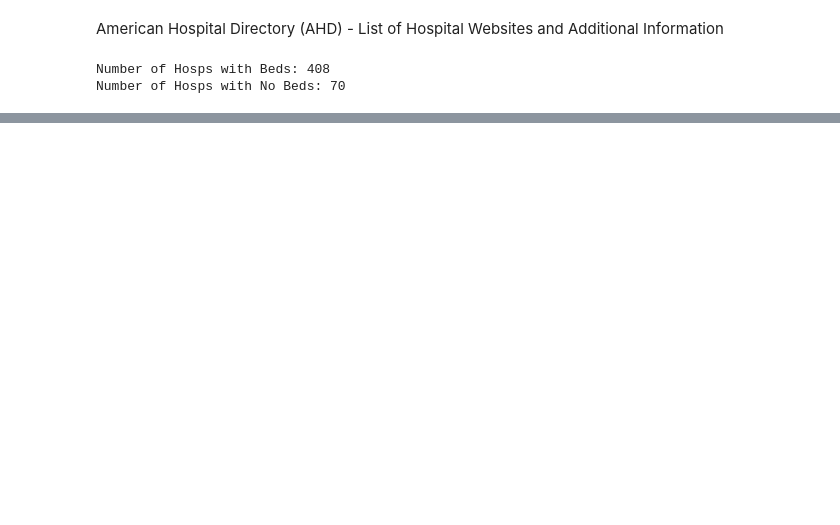
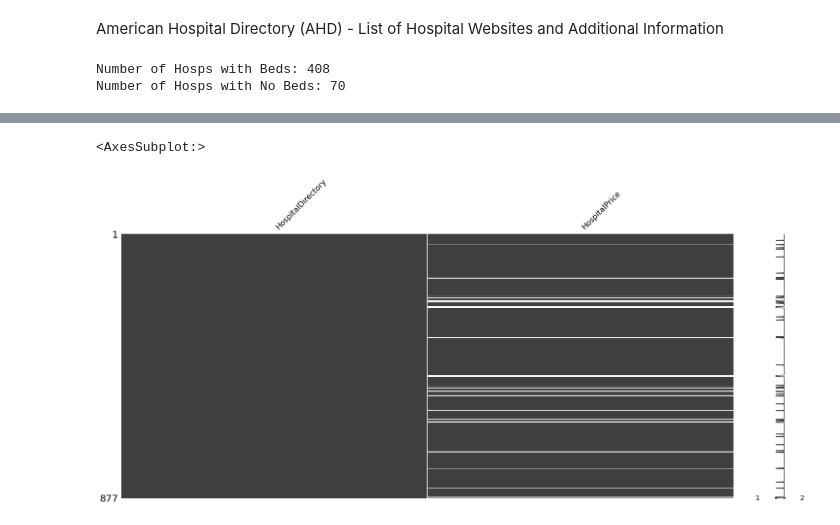
Before and after one commit to ryanripper/project_ppol564_fall2021, a Jupyter notebook: data/Data_Collection.ipynb, the cells around one changed output, grey strips where cells are left out. Cells and saved outputs as stored; diff of their text form; code cells hidden in the pictures; blank space fills up the shorter version.

Commit message:
Added additional support to parse OSHPD pricing data for hospitals in CA and pushed the results to a CSV for later use.

```diff
--- a/data/Data_Collection.ipynb
+++ b/data/Data_Collection.ipynb
@@ -186,0 +279,17 @@ Number of Hosps with No Beds: 70
+# %%
+# Remove spaces in column names.
+oshpd_clean.columns = oshpd_clean.columns.map(lambda x: x.replace(' ', '_'))
+
+# Remove colons in column names.
+oshpd_clean.columns = oshpd_clean.columns.map(lambda x: x.replace(':', ''))
+# %%
+# Iterate through each pricing column. Work from far right to the left.
+for col in reversed(range(2, len(oshpd_clean.columns) - 1)):
+    # If the column is NA, then fill with value from the next column.
+    oshpd_clean.iloc[:, col].fillna(oshpd_clean.iloc[:, col + 1], inplace = True)
+# %%
+# Create new column named "HospitalPrice".
+oshpd_clean.eval("HospitalPrice = Unnamed_2", inplace = True)
+# %%
+# Collect final cleaned OSHPD data.
+oshpd_final = oshpd_clean[["HospitalDirectory", "HospitalPrice"]]
@@ -186,0 +299,6 @@ Number of Hosps with No Beds: 70
+# %%
+# Check the matrix for missingness.
+miss.matrix(oshpd_final)
+# %% [output]
+<AxesSubplot:>
+[figure, added]
```
Also changed, not shown: parts of 8 cells of this notebook, 1 other file.
